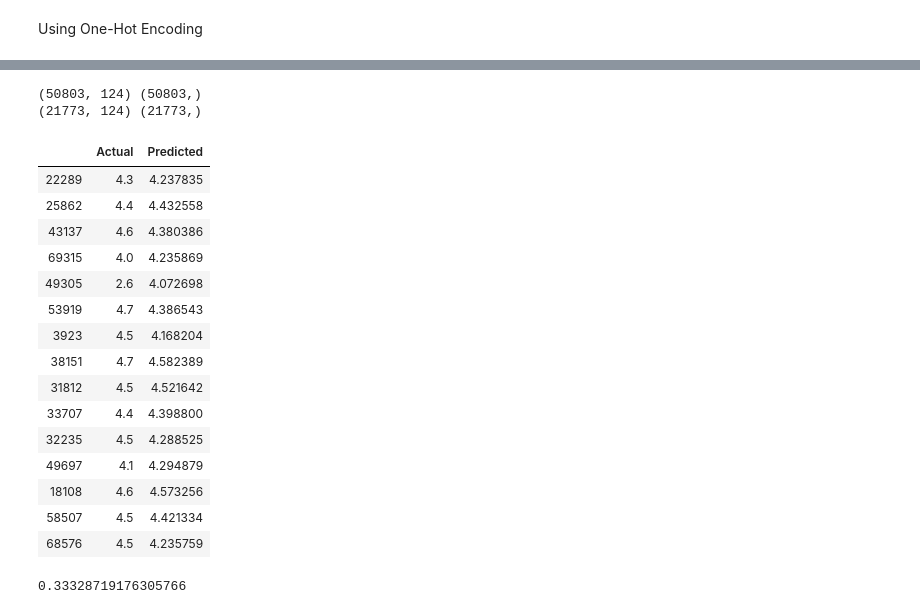
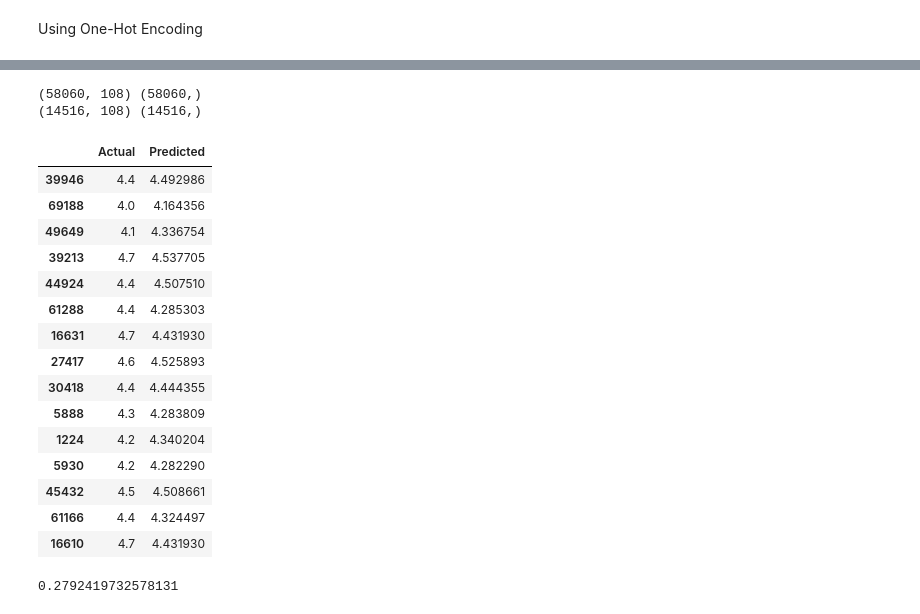
Before and after one commit to kulkarsw/BANA8090, a Jupyter notebook: App_reviews.ipynb, the cells around one changed output, grey strips where cells are left out. Drawn from its saved outputs; the diff is of its cells as text; code cells hidden in the pictures.

Commit message:
Data Conversion

```diff
--- a/App_reviews.ipynb
+++ b/App_reviews.ipynb
@@ -217,2 +312,2 @@ joined_data=pd.concat([joined_data.drop(['Category','Installs','Type','content_r
 # %%
-X=joined_data.drop(['Rating','App','Size'], axis=1)
+X=joined_data.drop(['App','Rating'], axis=1)
@@ -231,10 +334,10 @@ Index(['Reviews', 'Size', 'x0_ART_AND_DESIGN', 'x0_AUTO_AND_VEHICLES',
 # %%
-y = joined_data['Rating']
+Y = joined_data['Rating']
 # %%
-X_train, X_test, y_train, y_test = train_test_split(X, y, test_size=0.3)
-print (X_train.shape, y_train.shape)
-print (X_test.shape, y_test.shape)
+X_train, X_test, Y_train, Y_test = train_test_split(X, Y, test_size=0.2)
+print (X_train.shape, Y_train.shape)
+print (X_test.shape, Y_test.shape)
 # %% [output]
-(50803, 124) (50803,)
-(21773, 124) (21773,)
+(58060, 108) (58060,)
+(14516, 108) (14516,)
 # %%
@@ -242,29 +345,29 @@ from sklearn.linear_model import Lasso,LinearRegression,Ridge
 # %%
 # Building a Linear Regression
-Lin_R=LinearRegression()
-lin_model = Lin_R.fit(X_train,y_train)
-y_predict=lin_model.predict(X_test)
+Lin_R = LinearRegression()
+lin_model = Lin_R.fit(X_train,Y_train)
+Y_predict = lin_model.predict(X_test)
 # %%
-df = pd.DataFrame({'Actual': y_test, 'Predicted': y_predict})
+df = pd.DataFrame({'Actual': Y_test, 'Predicted': Y_predict})
 df.head(15)
 # %% [output]
 |  | Actual | Predicted |
-| 22289 | 4.3 | 4.237835 |
-| 25862 | 4.4 | 4.432558 |
-| 43137 | 4.6 | 4.380386 |
-| 69315 | 4.0 | 4.235869 |
-| 49305 | 2.6 | 4.072698 |
-| 53919 | 4.7 | 4.386543 |
-| 3923 | 4.5 | 4.168204 |
-| 38151 | 4.7 | 4.582389 |
-| 31812 | 4.5 | 4.521642 |
-| 33707 | 4.4 | 4.398800 |
-| 32235 | 4.5 | 4.288525 |
-| 49697 | 4.1 | 4.294879 |
-| 18108 | 4.6 | 4.573256 |
-| 58507 | 4.5 | 4.421334 |
-| 68576 | 4.5 | 4.235759 |
+| 39946 | 4.4 | 4.492986 |
+| 69188 | 4.0 | 4.164356 |
+| 49649 | 4.1 | 4.336754 |
+| 39213 | 4.7 | 4.537705 |
+| 44924 | 4.4 | 4.507510 |
+| 61288 | 4.4 | 4.285303 |
+| 16631 | 4.7 | 4.431930 |
+| 27417 | 4.6 | 4.525893 |
+| 30418 | 4.4 | 4.444355 |
+| 5888 | 4.3 | 4.283809 |
+| 1224 | 4.2 | 4.340204 |
+| 5930 | 4.2 | 4.282290 |
+| 45432 | 4.5 | 4.508661 |
+| 61166 | 4.4 | 4.324497 |
+| 16610 | 4.7 | 4.431930 |
 # %%
-Lin_R.score(X_test, y_test)
+Lin_R.score(X_test, Y_test)
 # %% [output]
-0.33328719176305766
+0.2792419732578131
```
Also changed, not shown: parts of 21 cells of this notebook.
